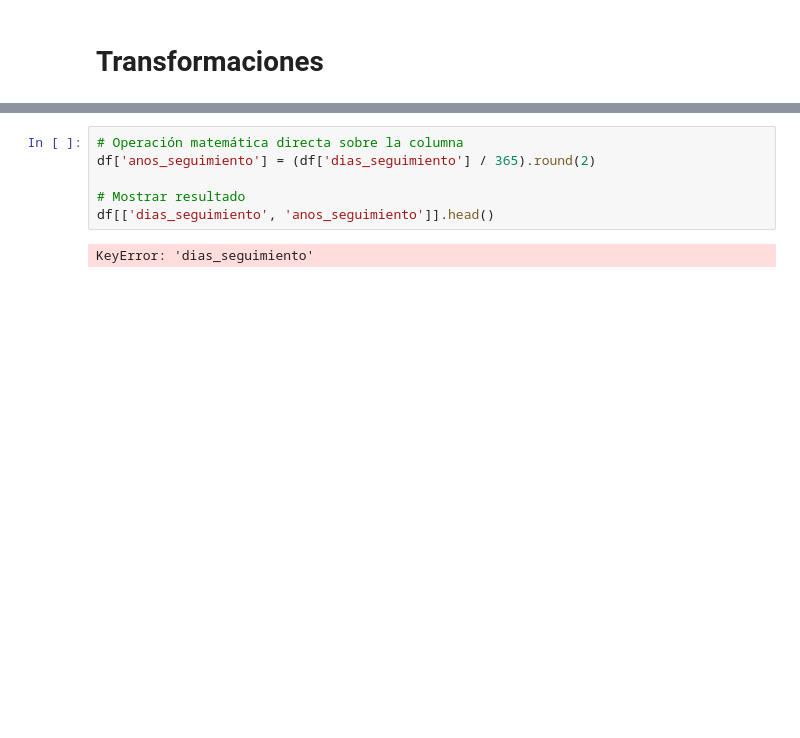
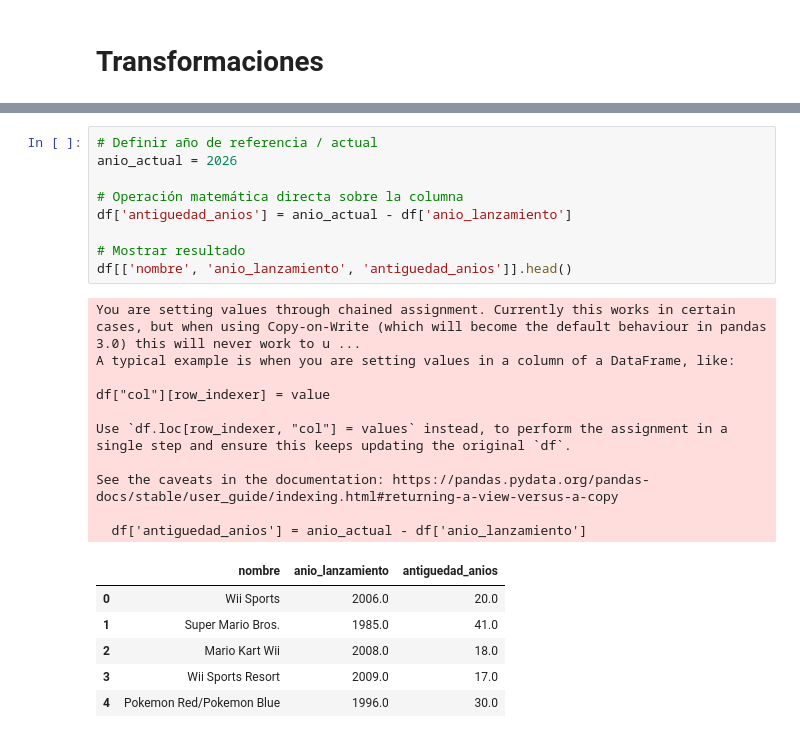
Before and after one commit to chonto329/Machine-Learning-, a Jupyter notebook: src/carga_datos/EA1_Carga_Datos.ipynb, the cells around one changed output, grey strips where cells are left out. Saved outputs shown, nothing was run; the diff lists cells and outputs as text; blank space fills up the shorter version.

```diff
--- a/src/carga_datos/EA1_Carga_Datos.ipynb
+++ b/src/carga_datos/EA1_Carga_Datos.ipynb
@@ -172,9 +177,27 @@ Se crea una nueva variable calculada dividiendo los días de seguimiento entre 3
 # %%
+# Definir año de referencia / actual
+anio_actual = 2026
+
 # Operación matemática directa sobre la columna
-df['anos_seguimiento'] = (df['dias_seguimiento'] / 365).round(2)
+df['antiguedad_anios'] = anio_actual - df['anio_lanzamiento']
 
 # Mostrar resultado
-df[['dias_seguimiento', 'anos_seguimiento']].head()
+df[['nombre', 'anio_lanzamiento', 'antiguedad_anios']].head()
 # %% [output]
-KeyError: 'dias_seguimiento'
+You are setting values through chained assignment. Currently this works in certain cases, but when using Copy-on-Write (which will become the default behaviour in pandas 3.0) this will never work to u ...
+A typical example is when you are setting values in a column of a DataFrame, like:
+
+df["col"][row_indexer] = value
+
+Use `df.loc[row_indexer, "col"] = values` instead, to perform the assignment in a single step and ensure this keeps updating the original `df`.
+
+See the caveats in the documentation: https://pandas.pydata.org/pandas-docs/stable/user_guide/indexing.html#returning-a-view-versus-a-copy
+
+  df['antiguedad_anios'] = anio_actual - df['anio_lanzamiento']
+|  | nombre | anio_lanzamiento | antiguedad_anios |
+| 0 | Wii Sports | 2006.0 | 20.0 |
+| 1 | Super Mario Bros. | 1985.0 | 41.0 |
+| 2 | Mario Kart Wii | 2008.0 | 18.0 |
+| 3 | Wii Sports Resort | 2009.0 | 17.0 |
+| 4 | Pokemon Red/Pokemon Blue | 1996.0 | 30.0 |
 # %% [markdown]
```
Also changed, not shown: parts of 8 cells of this notebook, 1 other file.
